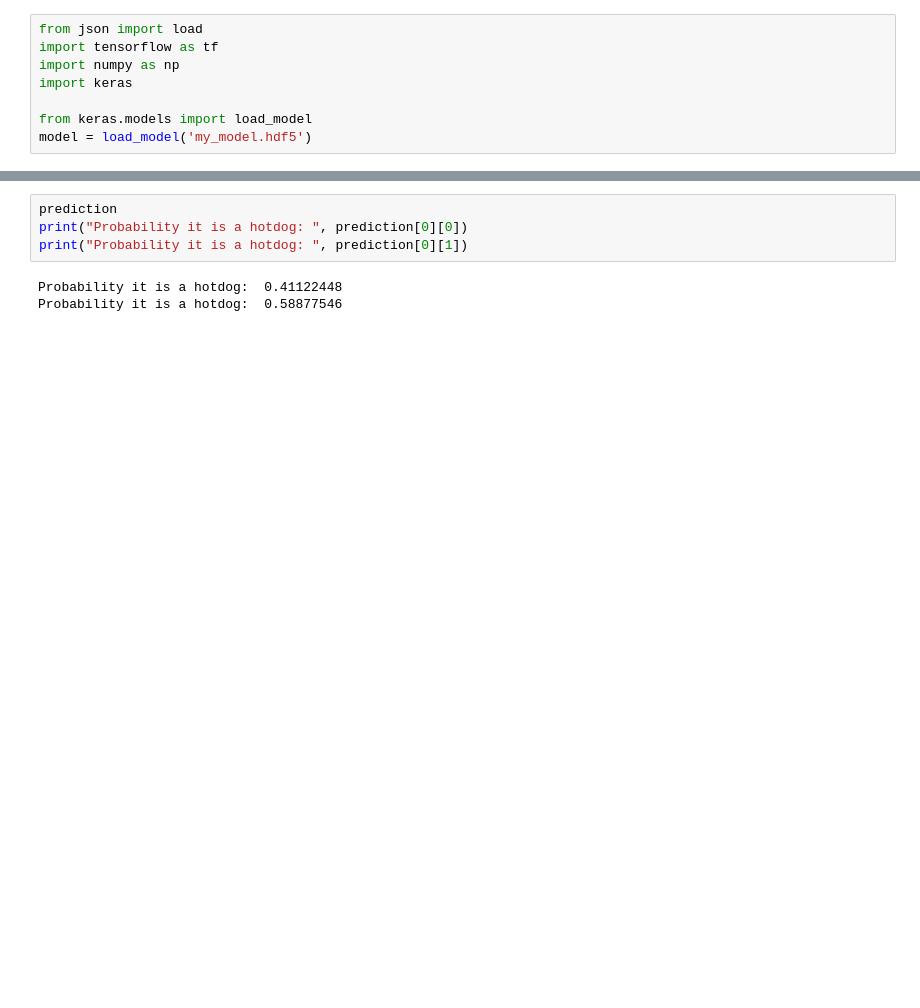
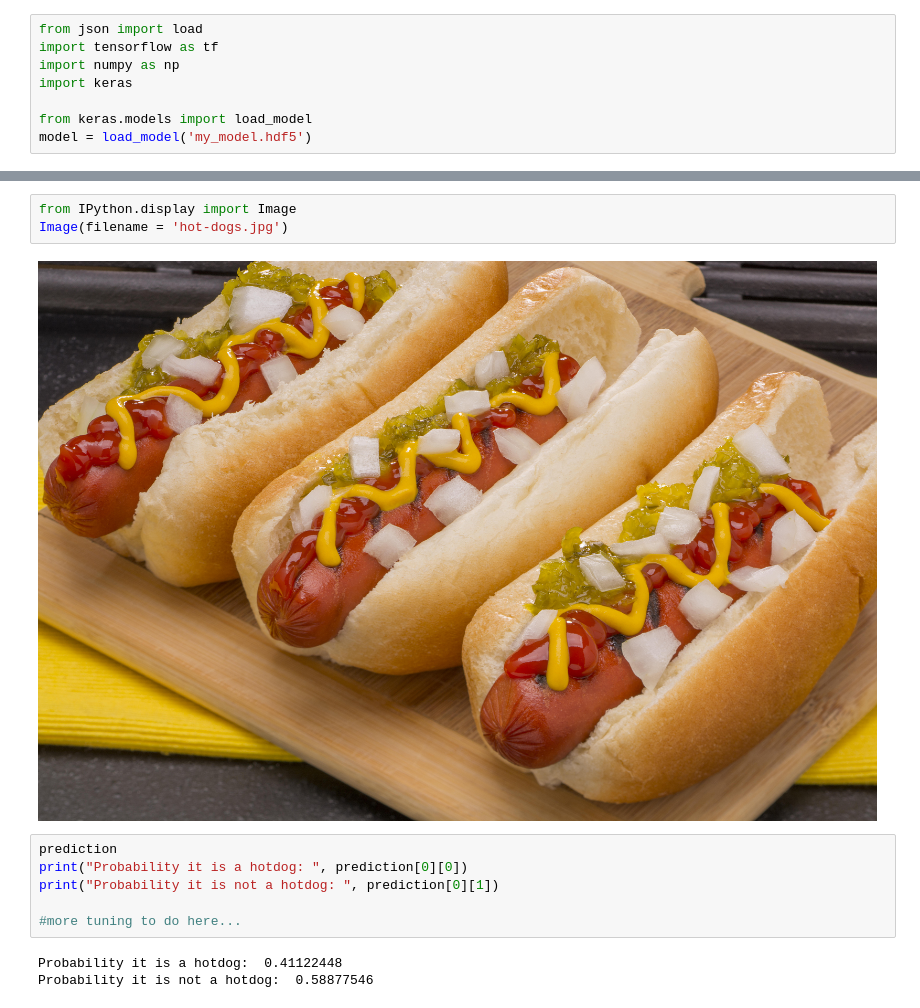
Before and after one commit to loganm123/Hot-Dog---Not-Hot-Dog, a Jupyter notebook: test.ipynb, the cells around one changed output, grey strips where cells are left out. Cells and saved outputs as stored; diff of their text form; blank space fills up the shorter version.

Commit message:
More tuning needed clearly...

```diff
--- a/test.ipynb
+++ b/test.ipynb
@@ -19,7 +19,14 @@ prediction = model.predict(tf.expand_dims(img_tensor, axis=0))
+# %%
+from IPython.display import Image
+Image(filename = 'hot-dogs.jpg')
+# %% [output]
+[figure, added]
 # %%
 prediction
 print("Probability it is a hotdog: ", prediction[0][0])
-print("Probability it is a hotdog: ", prediction[0][1])
+print("Probability it is not a hotdog: ", prediction[0][1])
+
+#more tuning to do here...
 # %% [output]
 Probability it is a hotdog:  0.41122448
-Probability it is a hotdog:  0.58877546
+Probability it is not a hotdog:  0.58877546
```
Also changed, not shown: parts of 1 cell of this notebook.
